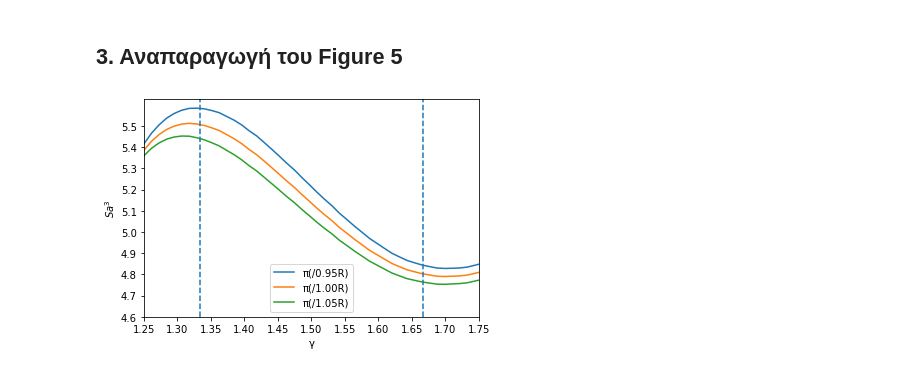
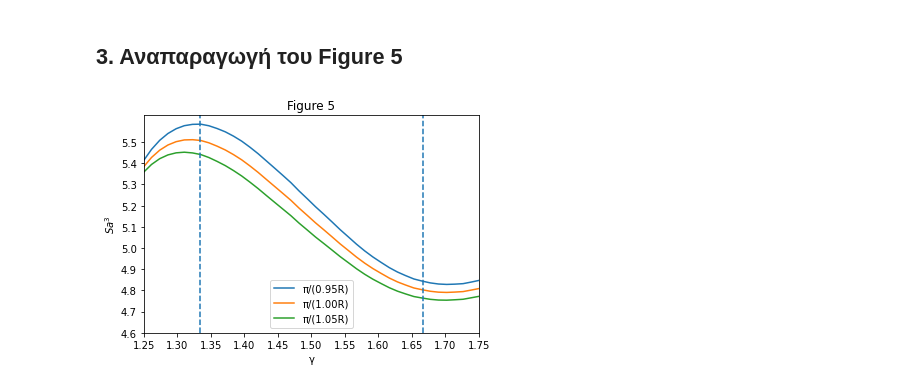
Before and after one commit to Maria-Lekou/Computational-Physics, a Jupyter notebook: ΥΦΕ209/Λεκού_4400.ipynb, the cells around one changed output. Saved outputs shown, nothing was run; the diff lists cells and outputs as text; code cells hidden in the pictures.

```diff
--- a/ΥΦΕ209/Λεκού_4400.ipynb
+++ b/ΥΦΕ209/Λεκού_4400.ipynb
@@ -174,28 +174,29 @@ plt.show()
 # %%
 kminS=[0.95,1,1.05]
 Sa=[0]*3
 for i in range(3):
     def intSa(k,g):
         return ( h(k,g)/h(np.pi/(kminS[i]*R(g)),g))*np.log(h(k,g)/h(np.pi/(kminS[i]*R(g)),g))*k**2
     def Saaa(g):
         kmin=np.pi/(kminS[i]*R(g))
         return  (-4*np.pi*a(g)**3)*simpsonS(intSa,kmin,40,0.05,g)
     Sa[i]=[Saaa(t) for t in range(len(gamma))]
 
 l1=np.arange(1.25,1.8,0.05)
 l2=np.arange(4.6,5.6,0.1)
 plt.figure()
-plt.plot(gamma,Sa[0],label='π(/0.95R)')
-plt.plot(gamma,Sa[1],label='π(/1.00R)')
-plt.plot(gamma,Sa[2],label='π(/1.05R)')
+plt.title('Figure 5')
+plt.plot(gamma,Sa[0],label='π/(0.95R)')
+plt.plot(gamma,Sa[1],label='π/(1.00R)')
+plt.plot(gamma,Sa[2],label='π/(1.05R)')
 plt.xlabel('γ')
 plt.ylabel('$Sa^3$')
 plt.axvline(x =4/3,ls='--')
 plt.axvline(x=5/3,ls='--')
 plt.xlim([1.25,1.7])
 plt.xticks(l1)
 plt.yticks(l2)
 plt.legend(loc="best")
 plt.show()
 # %% [output]
-[figure, old version]
+[figure, new version]
```
Also changed, not shown: 1 other file.
